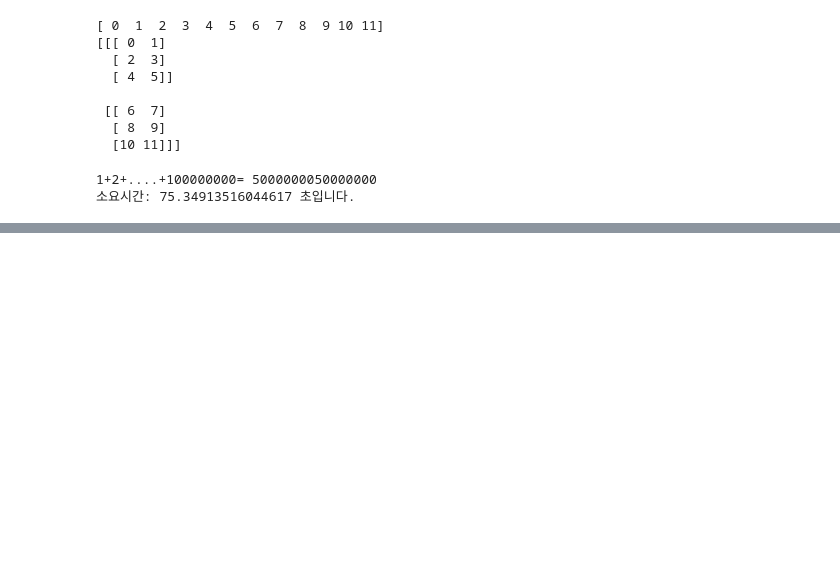
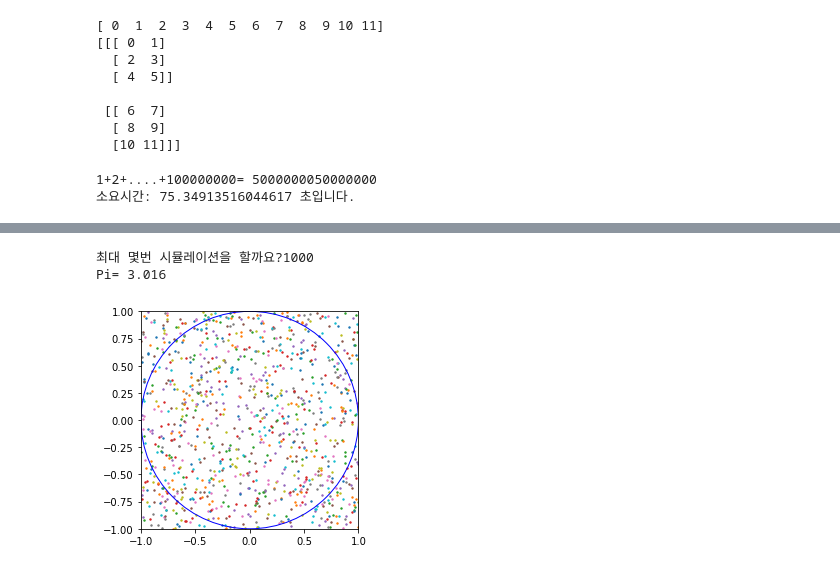
Before and after one commit to aprilslab/pythonStudy, a Jupyter notebook: src/대학원/프로그래밍특론/데이터 시각화 실습.ipynb, the cells around one changed output, grey strips where cells are left out. Drawn from its saved outputs; the diff is of its cells as text; code cells hidden in the pictures; blank space fills up the shorter version.

```diff
--- a/src/대학원/프로그래밍특론/데이터 시각화 실습.ipynb
+++ b/src/대학원/프로그래밍특론/데이터 시각화 실습.ipynb
@@ -80,0 +124,34 @@ print("소요시간:", end-start, "초입니다.")
+# %%
+# random 모듈
+
+import random
+import matplotlib.pyplot as plt
+
+incircle=0
+
+simcount=int(input('최대 몇번 시뮬레이션을 할까요?'))
+
+circle_center=(0,0)
+circle_radius=1
+
+c=plt.Circle(circle_center,circle_radius, ec='b',fill=False)
+
+a=plt.axes(xlim=(-1,1),ylim=(-1,1))
+a.add_patch(c)
+a.set_aspect('equal')
+
+for i in range(simcount):
+  x = random.uniform(-1.0, 1.0)
+  y = random.uniform(-1.0, 1.0)
+  plt.scatter(x,y,s=2)
+
+  dot_value = x * x + y * y
+  if dot_value <= 1:
+    incircle = incircle + 1
+
+print('Pi=',4 * incircle / simcount)
+plt.show()
+# %% [output]
+최대 몇번 시뮬레이션을 할까요?1000
+Pi= 3.016
+[figure, added]
```
Also changed, not shown: parts of 1 cell of this notebook.
